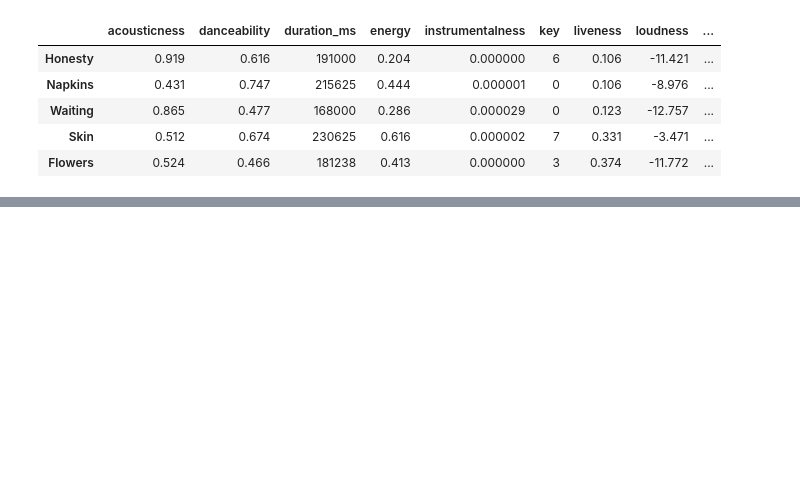
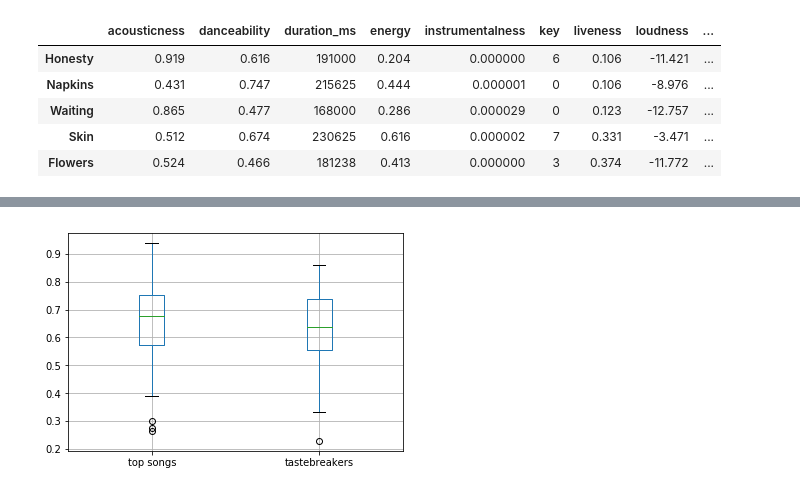
Before and after one commit to younghupark/analysis-with-spotipy, a Jupyter notebook: Spotipy_Analysis.ipynb, the cells around one changed output, grey strips where cells are left out. Drawn from its saved outputs; the diff is of its cells as text; code cells hidden in the pictures; blank space fills up the shorter version.

```diff
--- a/Spotipy_Analysis.ipynb
+++ b/Spotipy_Analysis.ipynb
@@ -170,0 +184,4 @@ taste_df.head()
+# %%
+danceability_plot = box_comparison("danceability")
+# %% [output]
+[figure, added]
```
Also changed, not shown: parts of 5 cells of this notebook.
